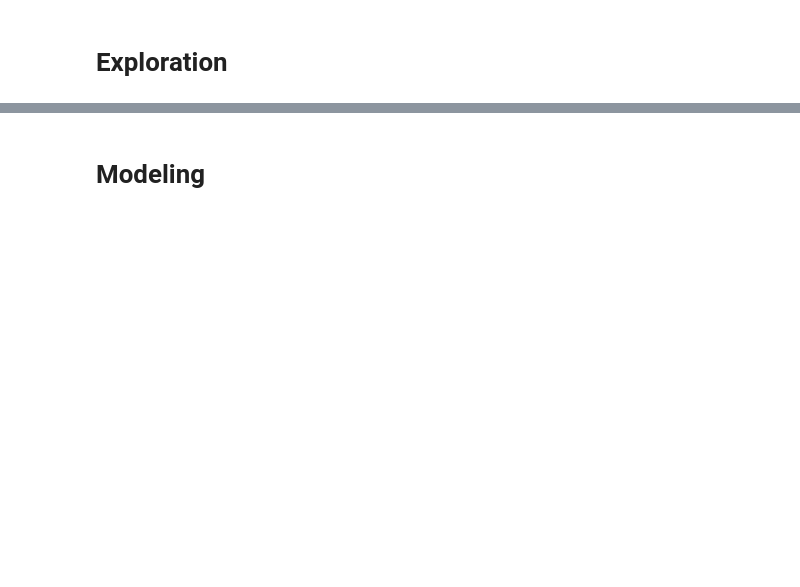
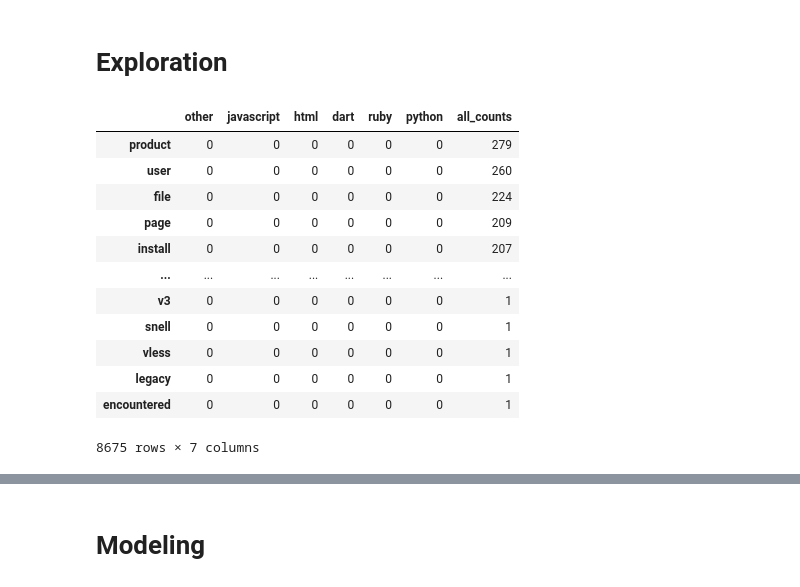
Before and after one commit to nlp-group-project/github-readme-languages, a Jupyter notebook: final_notebook.ipynb, the cells around one changed output, grey strips where cells are left out. Cells and saved outputs as stored; diff of their text form; code cells hidden in the pictures; blank space fills up the shorter version.

```diff
--- a/final_notebook.ipynb
+++ b/final_notebook.ipynb
@@ -136,3 +130,19 @@ df.head()
 | 4 | filamentgroup/shoestring | javascript | :warning: This project is archive... | warning project archived reposito... | warn project archiv repositori lo... | warning project archived reposito... |
 # %% [markdown]
 # Exploration
+# %%
+word_freq
+# %% [output]
+|  | other | javascript | html | dart | ruby | python | all_counts |
+| product | 0 | 0 | 0 | 0 | 0 | 0 | 279 |
+| user | 0 | 0 | 0 | 0 | 0 | 0 | 260 |
+| file | 0 | 0 | 0 | 0 | 0 | 0 | 224 |
+| page | 0 | 0 | 0 | 0 | 0 | 0 | 209 |
+| install | 0 | 0 | 0 | 0 | 0 | 0 | 207 |
+| ... | ... | ... | ... | ... | ... | ... | ... |
+| v3 | 0 | 0 | 0 | 0 | 0 | 0 | 1 |
+| snell | 0 | 0 | 0 | 0 | 0 | 0 | 1 |
+| vless | 0 | 0 | 0 | 0 | 0 | 0 | 1 |
+| legacy | 0 | 0 | 0 | 0 | 0 | 0 | 1 |
+| encountered | 0 | 0 | 0 | 0 | 0 | 0 | 1 |
+8675 rows × 7 columns
```
Also changed, not shown: parts of 18 cells of this notebook, 3 other files.
